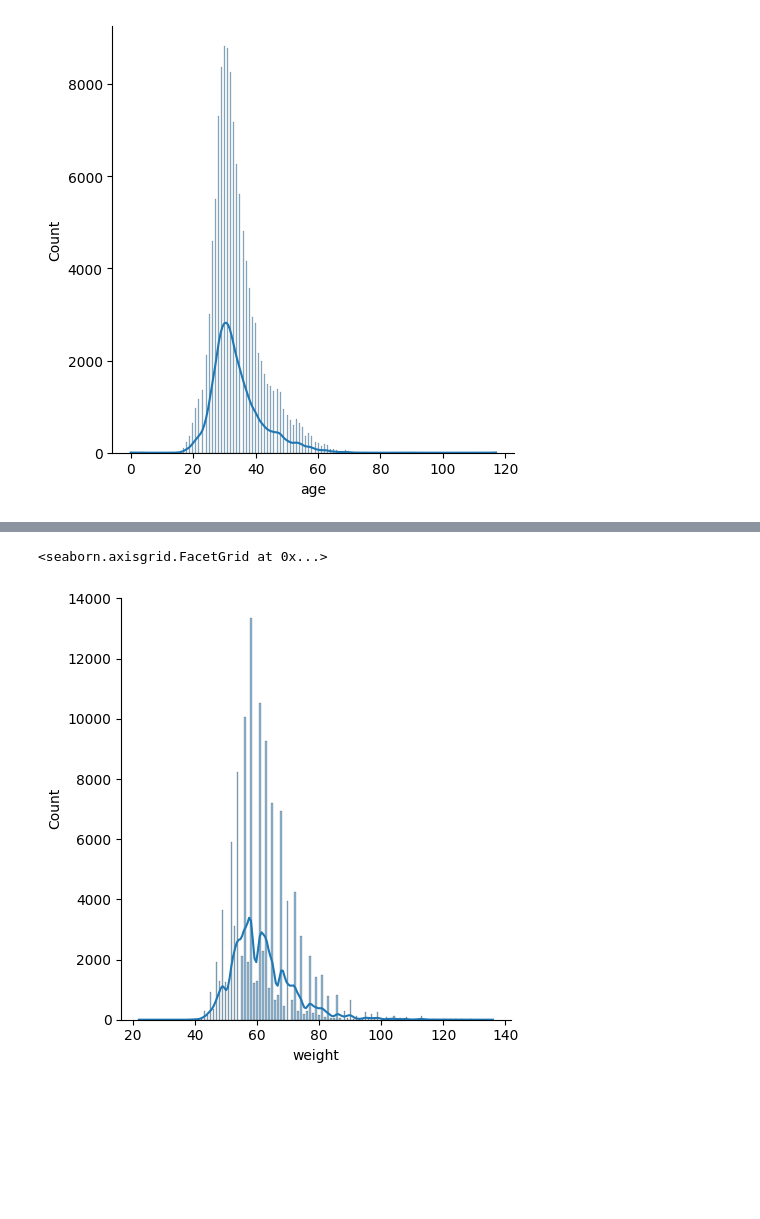
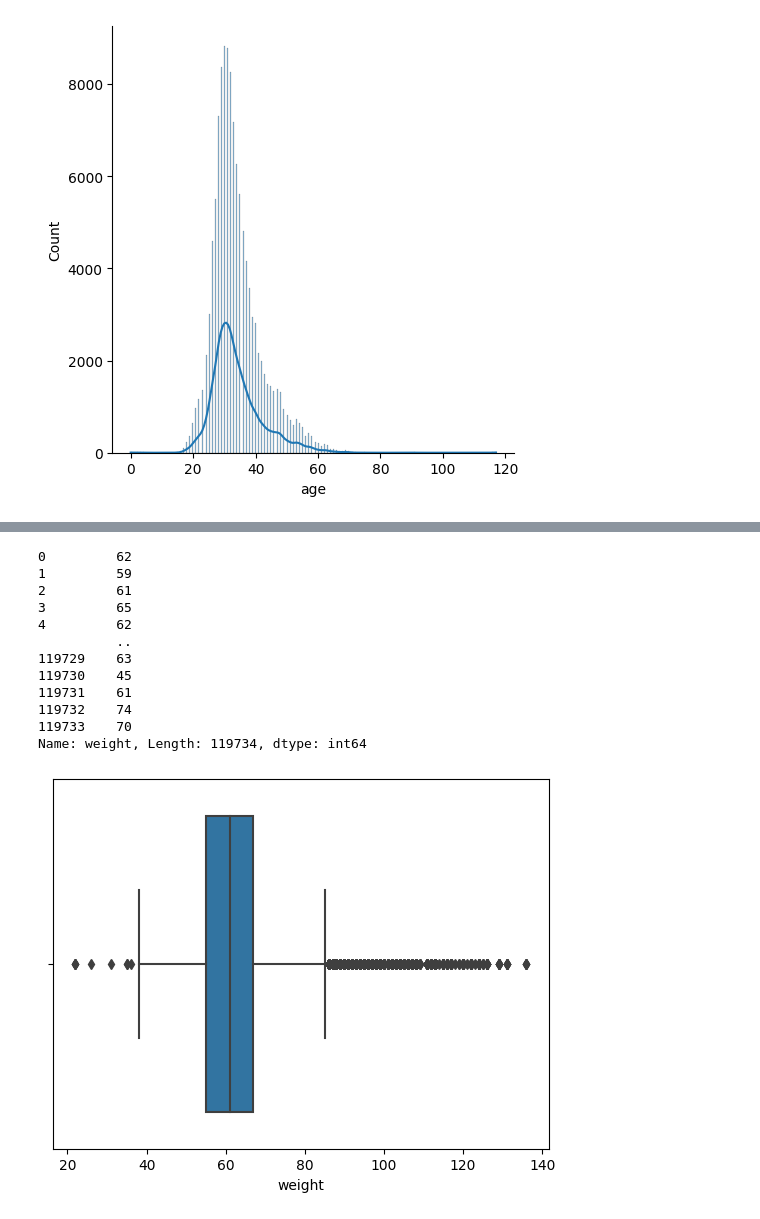
Before and after one commit to vanhuytran2610/BE-Fashion-PredictSize, a Jupyter notebook: predict-size.ipynb, the cells around one changed output, grey strips where cells are left out. Cells and saved outputs as stored; diff of their text form; code cells hidden in the pictures; blank space fills up the shorter version.

```diff
--- a/predict-size.ipynb
+++ b/predict-size.ipynb
@@ -75,0 +94,3 @@ sns.displot(x=data_raw['age'], kde=True)
+# %%
+data_raw['age'] = data_raw['age'].fillna(data_raw['age'].mean())
+data_raw['height'] = data_raw['height'].fillna(data_raw['height'].mean())
@@ -76,6 +132,31 @@ sns.displot(x=data_raw['age'], kde=True)
+# %%
+data_raw['size_numberic'] = data_raw['size'].map({
+    'XXS': 1,
+    'S': 2,
+    'M': 3,
+    'L': 4,
+    'XL': 5,
+    'XXL': 6,
+    'XXXL': 7
+})
+# %%
+data_raw['weight']
+# %% [output]
+0         62
+1         59
+2         61
+3         65
+4         62
+          ..
+119729    63
+119730    45
+119731    61
+119732    74
+119733    70
+Name: weight, Length: 119734, dtype: int64
 # %%
-sns.displot(x=data_raw['weight'], kde=True)
+sns.boxplot(x=data_raw['weight'])
+plt.show()
 # %% [output]
-<seaborn.axisgrid.FacetGrid at 0x...>
-[figure, old version]
+[figure, new version]
 # %%
```
Also changed, not shown: parts of 23 cells of this notebook, 2 other files.
